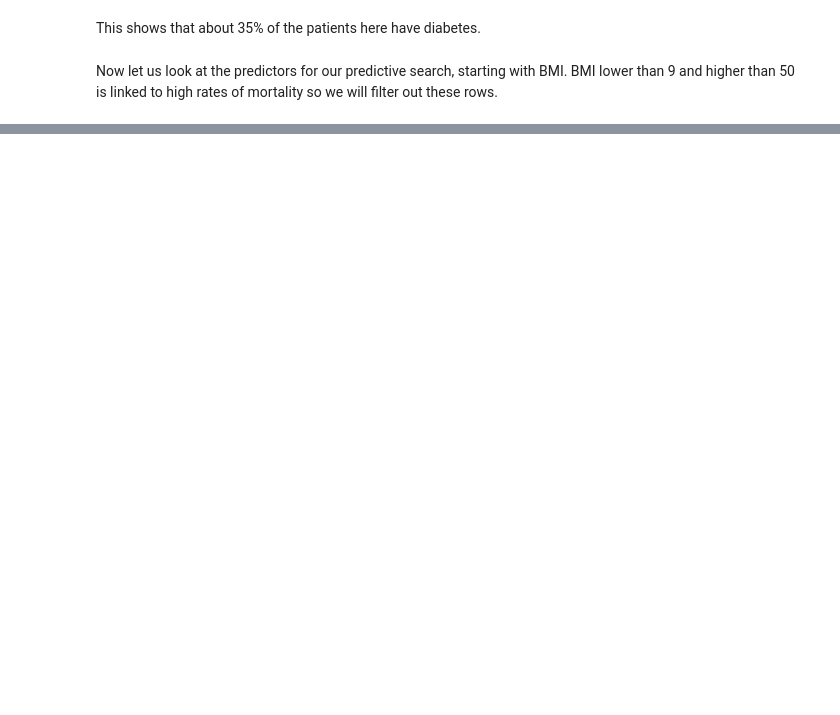
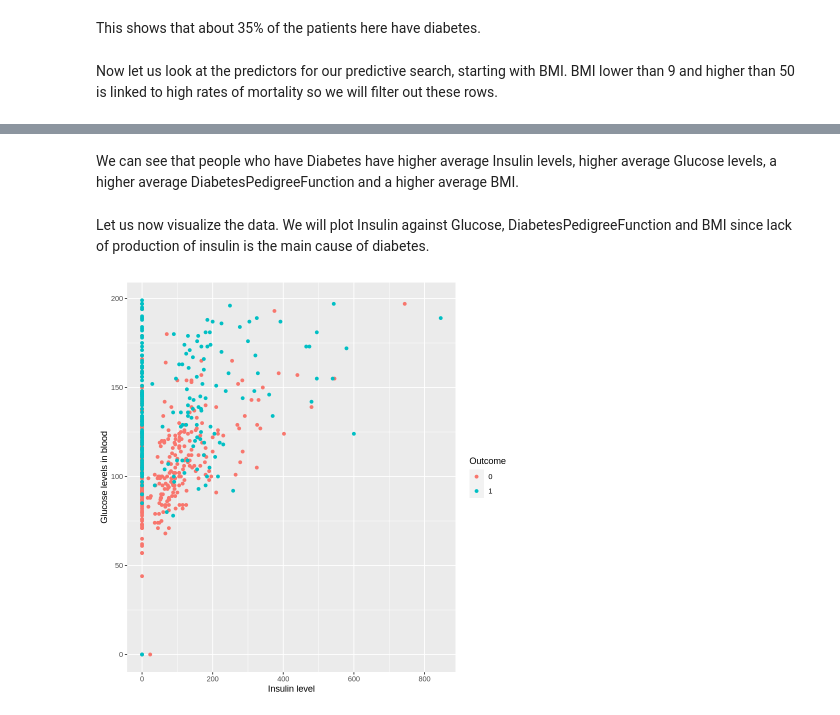
Before and after one commit to anu-raj-16/dsci_100_group_project_2023, a Jupyter notebook: proposal.ipynb, the cells around one changed output, grey strips where cells are left out. Cells and saved outputs as stored; diff of their text form; code cells hidden in the pictures; blank space fills up the shorter version.

```diff
--- a/proposal.ipynb
+++ b/proposal.ipynb
@@ -81,6 +101,6 @@ This shows that about 35% of the patients here have diabetes.
 # %% [markdown]
 Now let us look at the predictors for our predictive search, starting with BMI. BMI lower than 9 and higher than 50 is linked to high rates of mortality so we will filter out these rows.
 # %%
-diabetes <- diabetes |> filter(BMI >= 9, BMI <= 50)
-nrow(diabetes)
+diabetes_train <- diabetes_train |> filter(BMI >= 9, BMI <= 50)
+nrow(diabetes_train)
 # %% [output]
@@ -87,0 +110,3 @@ nrow(diabetes)
+# %%
+diabetes_train <- diabetes_train |> mutate(Insulin = as.numeric(Insulin), DiabetesPedigreeFunction = as.numeric(DiabetesPedigreeFunction),
+                               Glucose = as.numeric(Glucose))
@@ -87,0 +143,9 @@ nrow(diabetes)
+# %% [markdown]
+We can see that people who have Diabetes have higher average Insulin levels, higher average Glucose levels, a higher average DiabetesPedigreeFunction and a higher average BMI.
+# %% [markdown]
+Let us now visualize the data. We will plot Insulin against Glucose, DiabetesPedigreeFunction and BMI since lack of production of insulin is the main cause of diabetes.
+# %%
+diabetes_train |> ggplot(aes(x = Insulin, y = Glucose, colour = Outcome)) + geom_point() + xlab("Insulin level") +
+                ylab("Glucose levels in blood")
+# %% [output]
+[figure, added]
```
Also changed, not shown: parts of 20 cells of this notebook.
